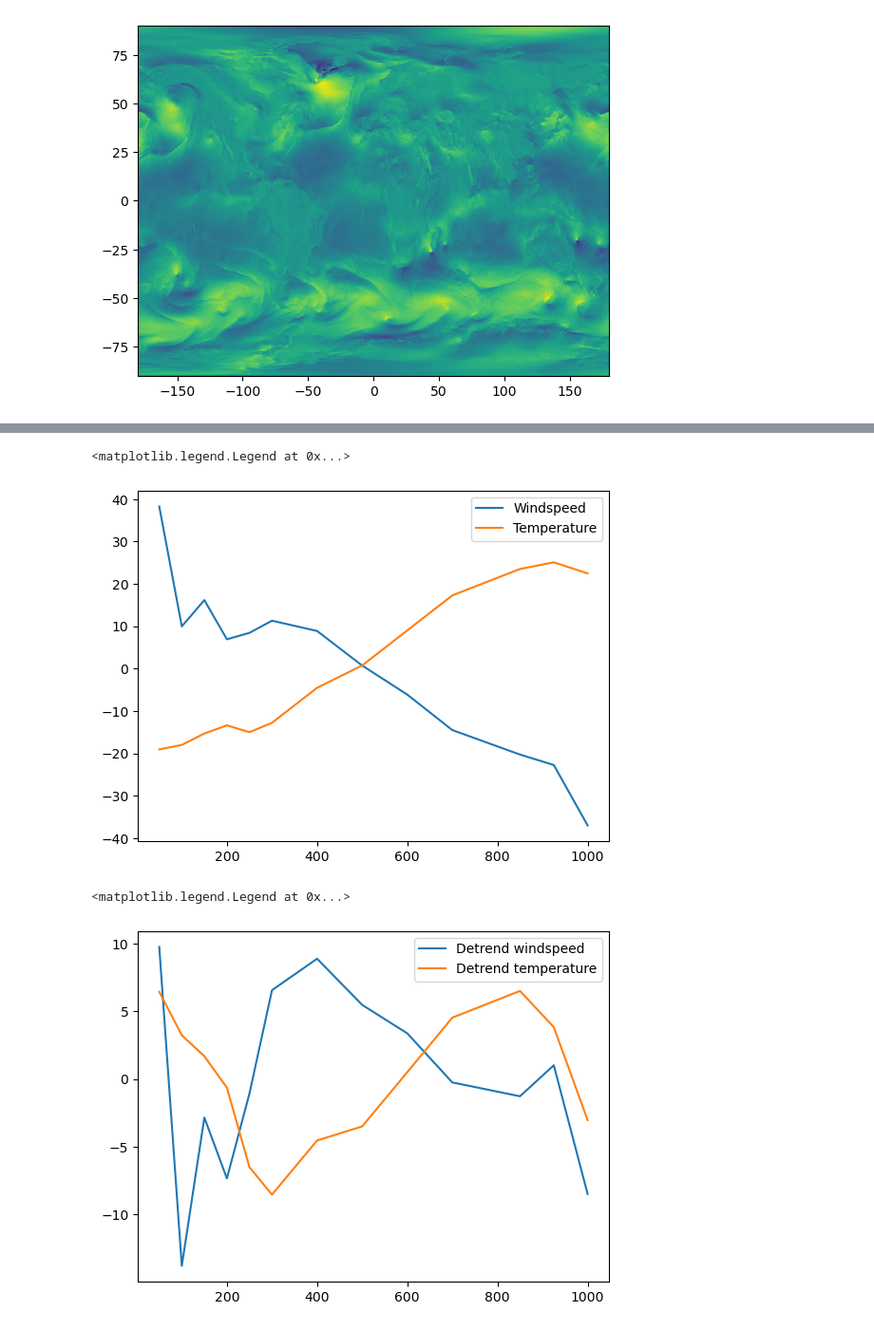
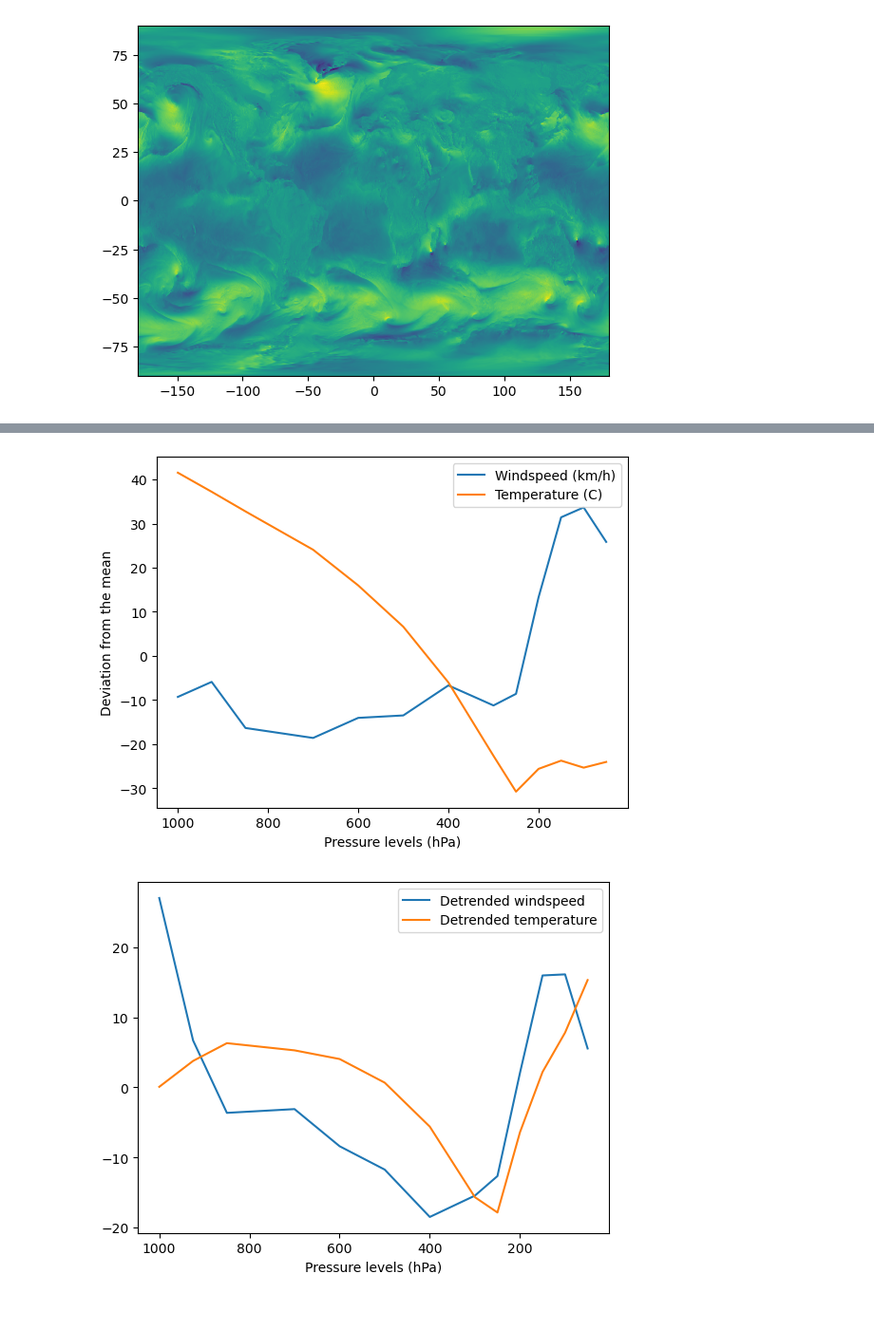
Before and after one commit to yagizzurkmez/Meteorological-Applications, a Jupyter notebook: Data_Analysis_ML/example_AIFS_data.ipynb, the cells around one changed output, grey strips where cells are left out. Shown at 95% size. Cells and saved outputs as stored; diff of their text form; code cells hidden in the pictures.

```diff
--- a/Data_Analysis_ML/example_AIFS_data.ipynb
+++ b/Data_Analysis_ML/example_AIFS_data.ipynb
@@ -55,0 +35,11 @@ Coordinates: (12/13)
+# %%
+#Finding wanted latitude and longitude
+
+def wanted_lat_lon(df,lat,lon):
+    lat_num=((max(df.latitude)-lat)*abs(1/(df.latitude[0]-df.latitude[1]))).round() # wanted latitude for spesific point
+    lon_num=(abs(min(df.longitude)-lon)*abs(1/(df.longitude[0]-df.longitude[1]))).round() # wanted longitude for spesific point
+    print(f"Latitude number is: {int(lat_num)}")
+    print(f"Longitude number is: {int(lon_num)}")
+    return int(lat_num), int(lon_num)
+# %%
+lat_num, lon_num = wanted_lat_lon(df,41.08,28.9) #Give dataframe, wanted latitude and wanted longitude
@@ -56,8 +49,9 @@ Coordinates: (12/13)
 # %%
 levels = df.isobaricInhPa
-wind=df.u[0,0:len(levels),int(45/0.25),int((45/0.25)+(180/0.25))]*3.6
-plt.plot(levels,wind) # Vertical wind speed change according to
-plt.xlabel("Pressure Levels (hPa)")
-plt.ylabel("Wind (km/h)")
-plt.title( "Wind Speed Change Vertical")
+wind=df.u[0,0:len(levels),lat_num,lon_num]*3.6
+plt.plot(abs(wind),levels) # Vertical wind speed change (absolute wind plotted due to direction)
+plt.xlabel("Wind (km/h)")
+plt.ylabel("Pressure Levels (hPa)")
+plt.title( "Wind Speed Change Vertically")
+plt.gca().invert_yaxis()
 # %% [output]
@@ -66,7 +59,8 @@ Text(0.5, 1.0, 'Wind Speed Change Vertical')
 # %%
-temp=df.t[0,0:len(levels),int(45/0.25),int((45/0.25)+(180/0.25))]-273.15
-plt.plot(levels,temp) # Vertical wind speed change according to
-plt.xlabel("Pressure Levels (hPa)")
-plt.ylabel("Temperature (C)")
-plt.title( "Temperature Change Vertical")
+temp=df.t[0,0:len(levels),lat_num,lon_num]-273.15
+plt.plot(temp,levels) # Vertical wind speed change according to
+plt.xlabel("Temperature (C)")
+plt.ylabel("Pressure Levels (hPa)")
+plt.title( "Temperature Change Vertically")
+plt.gca().invert_yaxis()
 # %% [output]
@@ -75,16 +68,19 @@ Text(0.5, 1.0, 'Temperature Change Vertical')
 # %%
-plt.plot(levels,wind-wind.mean(),label="Windspeed")
-plt.plot(levels,temp-temp.mean(),label = "Temperature")
+plt.plot(levels,abs(wind)-(abs(wind).mean()),label="Windspeed (km/h)")
+plt.plot(levels,temp-temp.mean(),label = "Temperature (C)")
 plt.legend()
+plt.xlabel("Pressure levels (hPa)")
+plt.ylabel("Deviation from the mean")
+plt.gca().invert_xaxis()
 # %% [output]
-<matplotlib.legend.Legend at 0x...>
-[figure, old version]
+[figure, new version]
 # %%
 #DETREND
 from scipy.signal import detrend
-plt.plot(levels,detrend(wind,type="linear"),label="Detrend windspeed")
-plt.plot(levels,detrend(temp,type="linear"),label="Detrend temperature")
+plt.plot(levels,detrend(abs(wind),type="linear"),label="Detrended windspeed")
+plt.plot(levels,detrend(temp,type="linear"),label="Detrended temperature")
 plt.legend()
+plt.xlabel("Pressure levels (hPa)")
+plt.gca().invert_xaxis()
 # %% [output]
-<matplotlib.legend.Legend at 0x...>
-[figure, old version]
+[figure, new version]
```
Also changed, not shown: parts of 9 cells of this notebook.
